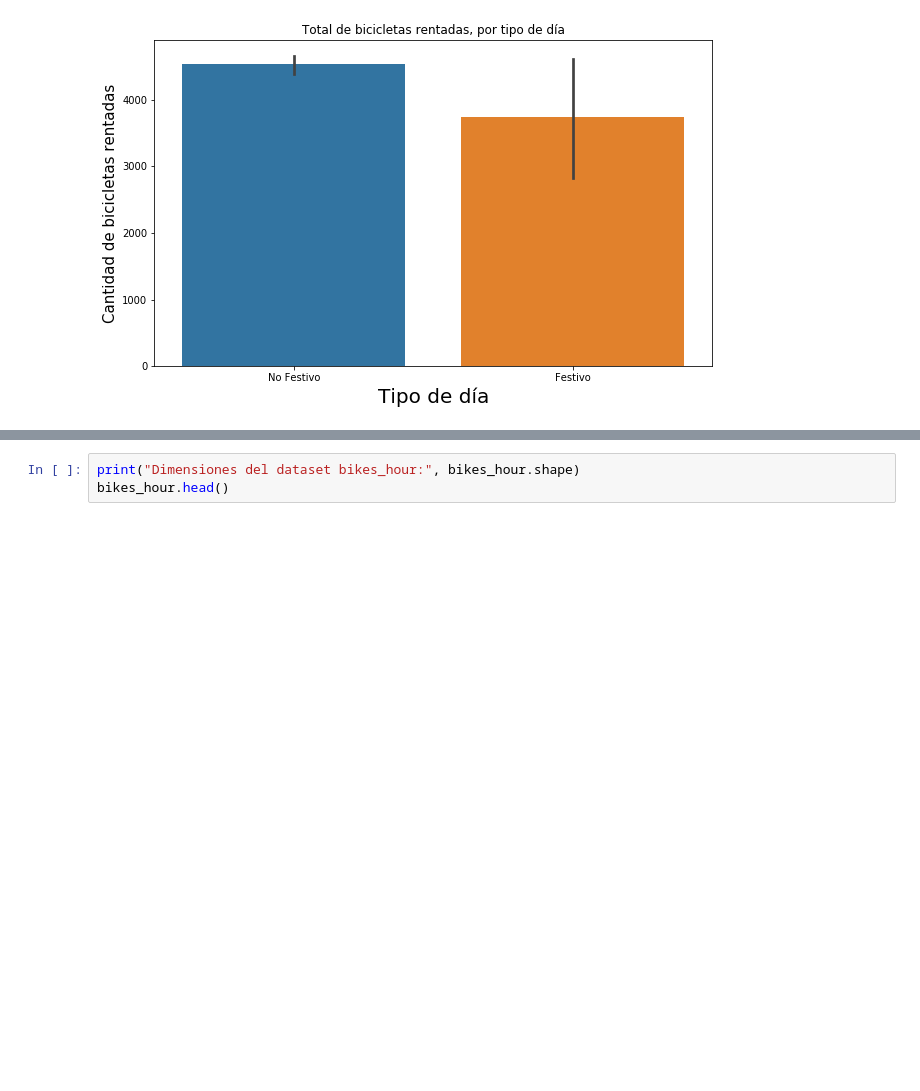
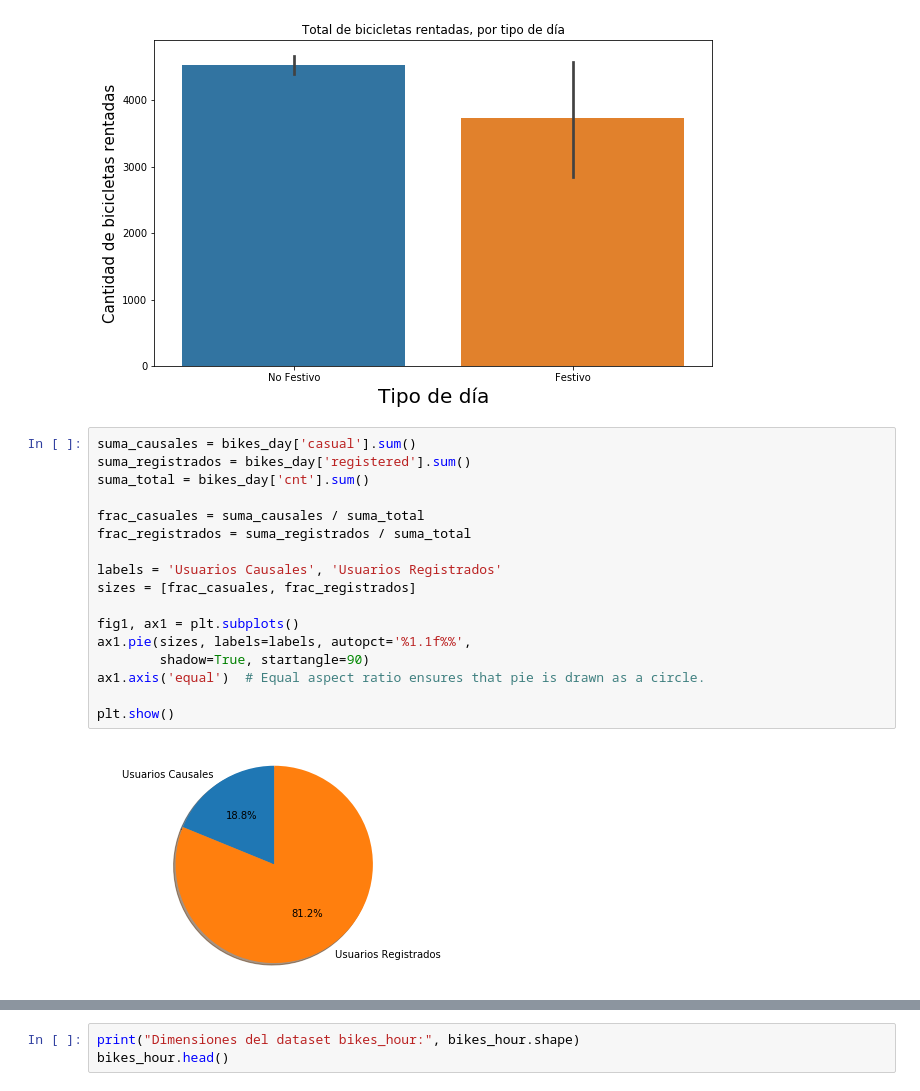
Before and after one commit to Miguelrom/LibretasML, a Jupyter notebook: Proyecto_1/Bike share dataset.ipynb, the cells around one changed output, grey strips where cells are left out. Drawn from its saved outputs; the diff is of its cells as text; blank space fills up the shorter version.

```diff
--- a/Proyecto_1/Bike share dataset.ipynb
+++ b/Proyecto_1/Bike share dataset.ipynb
@@ -137,3 +138,22 @@ plt.xlabel('Tipo de día', fontsize=20)
 # %% [output]
 Text(0.5, 0, 'Tipo de día')
 [figure]
+# %%
+suma_causales = bikes_day['casual'].sum()
+suma_registrados = bikes_day['registered'].sum()
+suma_total = bikes_day['cnt'].sum()
+
+frac_casuales = suma_causales / suma_total
+frac_registrados = suma_registrados / suma_total
+
+labels = 'Usuarios Causales', 'Usuarios Registrados'
+sizes = [frac_casuales, frac_registrados]
+
+fig1, ax1 = plt.subplots()
+ax1.pie(sizes, labels=labels, autopct='%1.1f%%',
+        shadow=True, startangle=90)
+ax1.axis('equal')  # Equal aspect ratio ensures that pie is drawn as a circle.
+
+plt.show()
+# %% [output]
+[figure, added]
```
Also changed, not shown: parts of 13 cells of this notebook.
